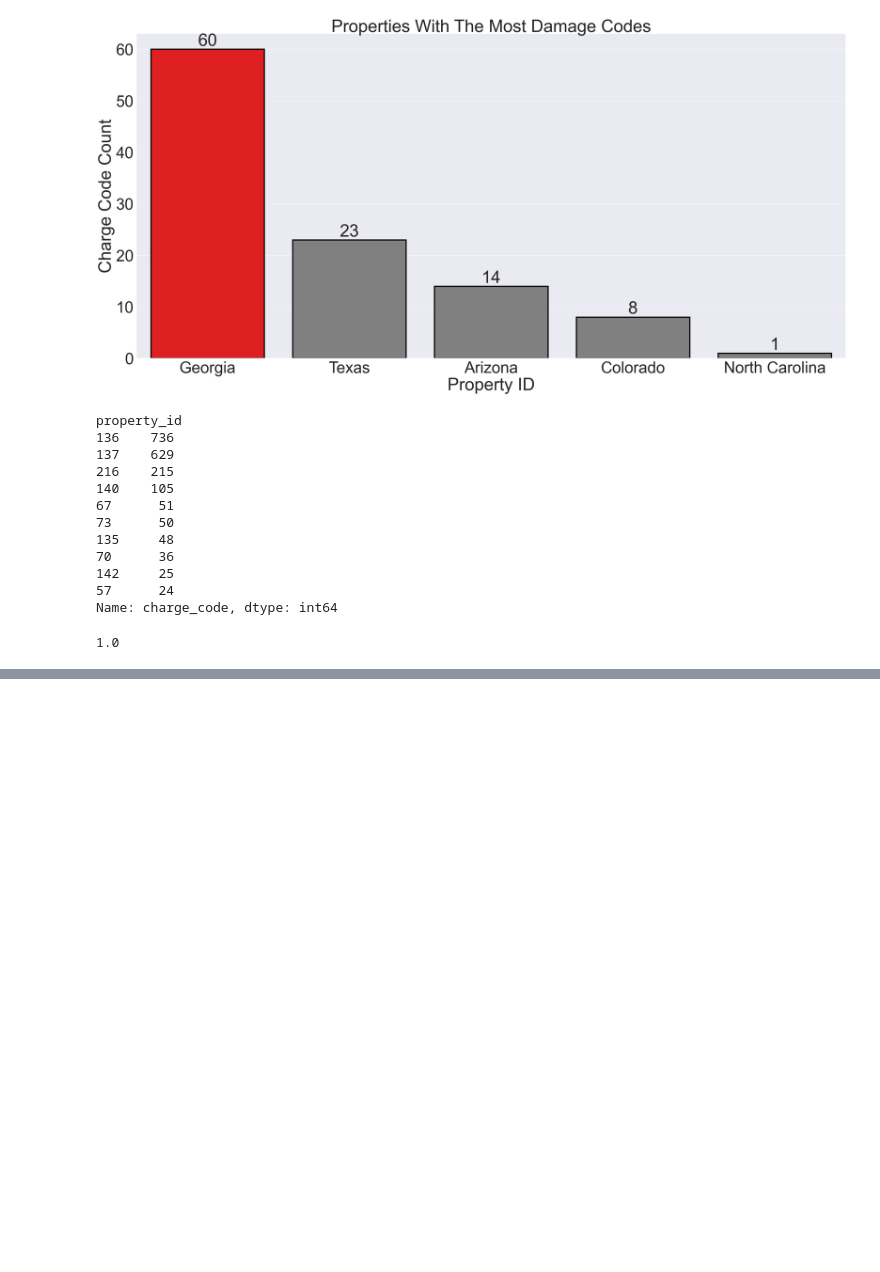
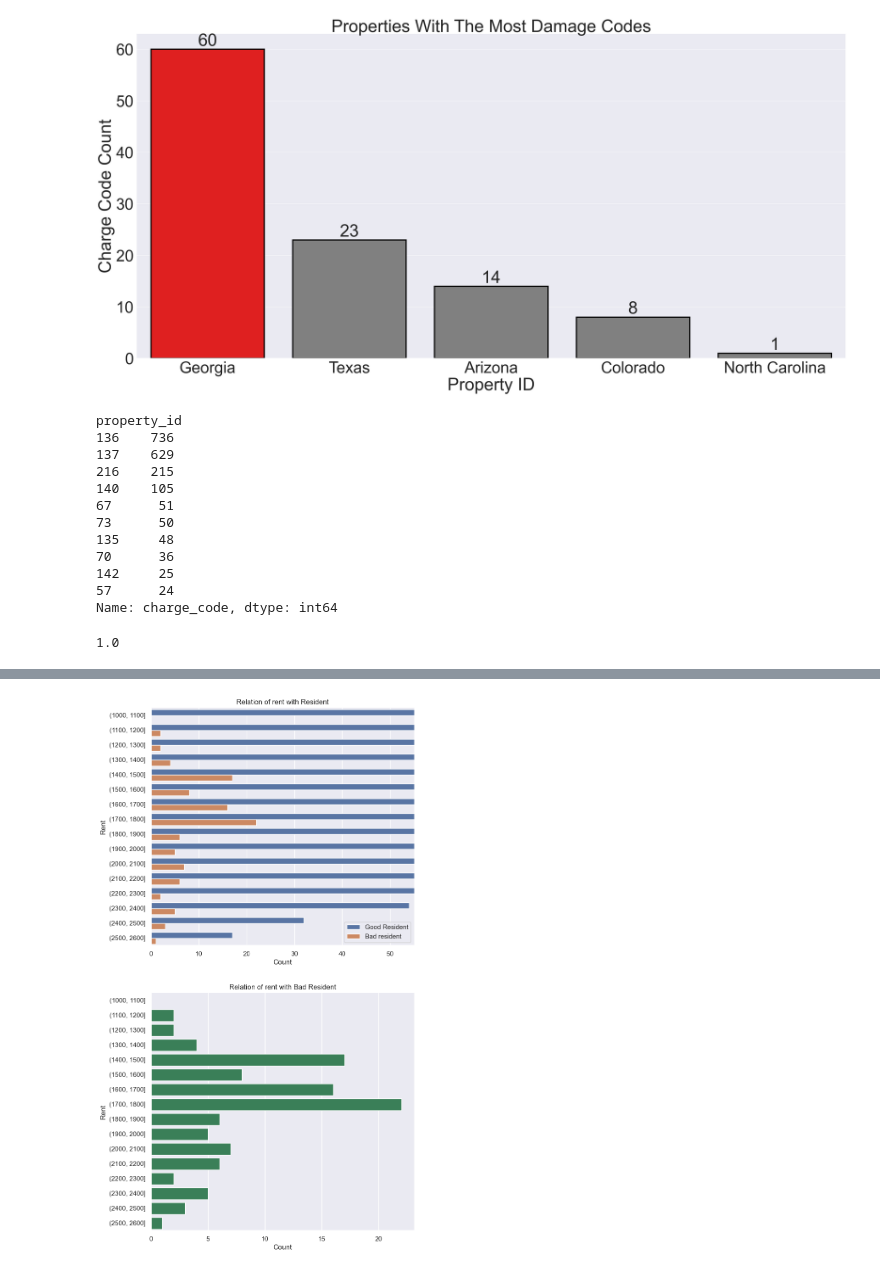
Before and after one commit to Project-DANE/DANE, a Jupyter notebook: e_workbook.ipynb, the cells around one changed output, grey strips where cells are left out. Drawn from its saved outputs; the diff is of its cells as text; code cells hidden in the pictures; blank space fills up the shorter version.

```diff
--- a/e_workbook.ipynb
+++ b/e_workbook.ipynb
@@ -167,0 +234,31 @@ prop_group.bad_resident.mean()
+# %%
+def viz_rent(train, col):
+    '''plot histogram'''
+
+    bins = [1000,1100,1200,1300,1400,1500,1600,1700,1800,1900,2000,2100,2200,2300,2400,2500, 2600]
+
+    plt.figure(figsize=(8, 16))
+
+    plt.subplot(211)
+    rent_bin = pd.cut(train[col], bins = bins)
+    sns.countplot(y=rent_bin,hue='bad_resident',data=train)
+    sns.despine()
+    plt.legend(loc='upper right', bbox_to_anchor=(1.2, 1))
+    plt.title('Relation of rent with Resident')
+    plt.xlabel('Count')
+    plt.xlim(0, 55)
+    plt.ylabel(col.capitalize())
+    plt.legend(labels= ['Good Resident','Bad resident'])
+
+    plt.subplot(212)
+    train_bad_resident = train[train['bad_resident']==1]
+    rent_bin_bad = pd.cut(train_bad_resident['rent'], bins = bins)
+    sns.countplot(y=rent_bin_bad,data=train_bad_resident, color = 'seagreen')
+    sns.despine()
+    plt.title('Relation of rent with Bad Resident')
+    plt.xlabel('Count')
+    plt.ylabel(col.capitalize())
+# %%
+viz_rent(train, 'rent')
+# %% [output]
+[figure, added]
```
Also changed, not shown: parts of 5 cells of this notebook.
